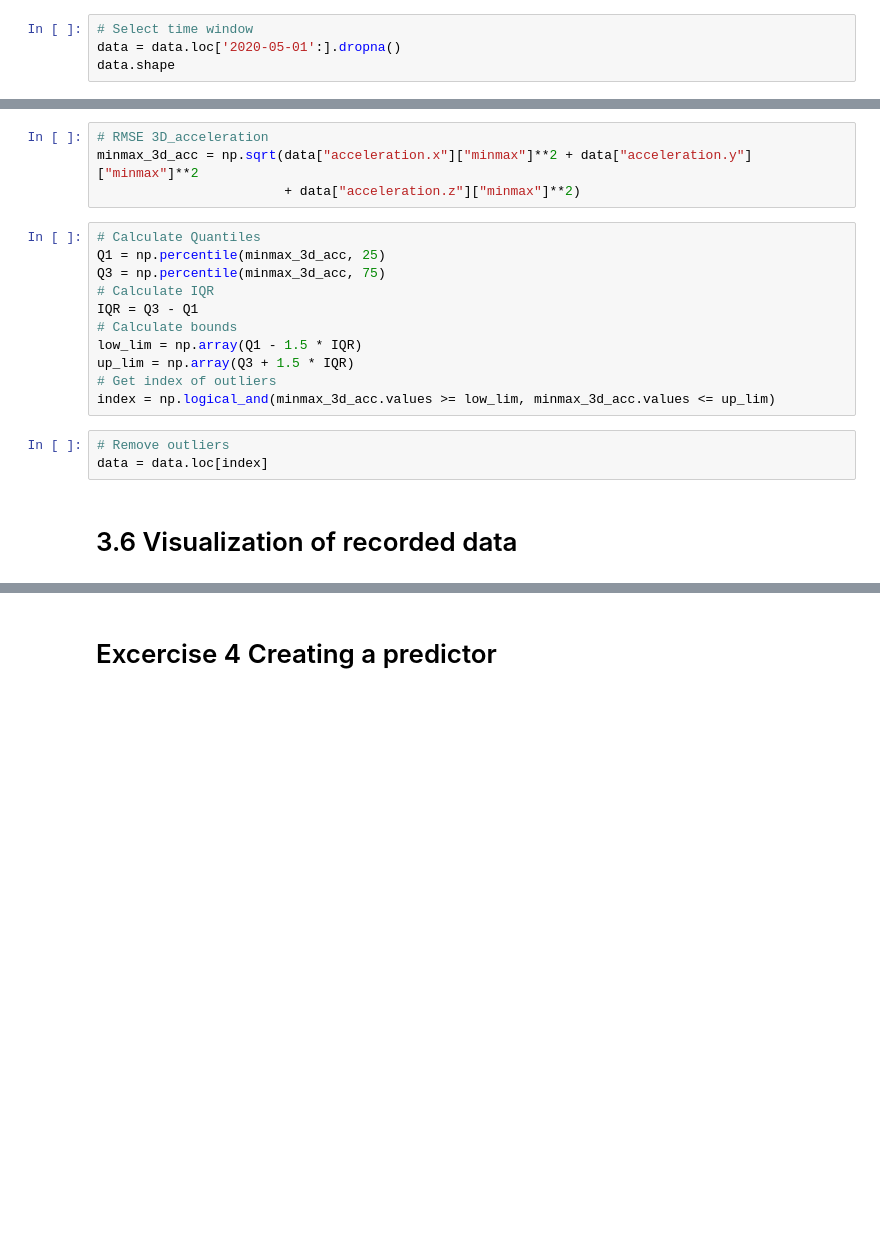
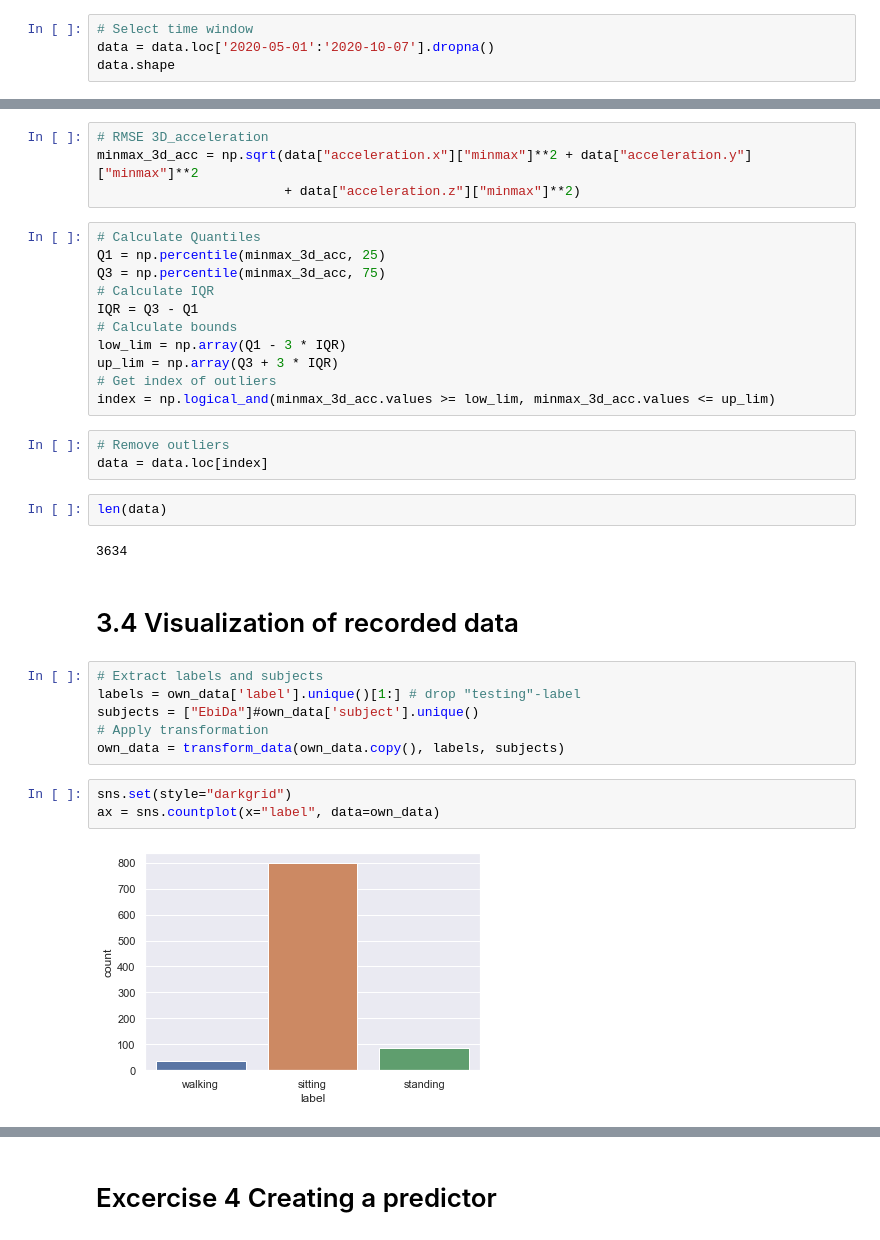
Before and after one commit to wenzlf/KontextsensitiveSysteme, a Jupyter notebook: CSS-Exercice.ipynb, the cells around one changed output, grey strips where cells are left out. Saved outputs shown, nothing was run; the diff lists cells and outputs as text; blank space fills up the shorter version.

Commit message:
added exporter , visualization and fixed bugs

```diff
--- a/CSS-Exercice.ipynb
+++ b/CSS-Exercice.ipynb
@@ -71,6 +50,6 @@ data.shape
 (346487, 13)
 # %%
 # Select time window
-data = data.loc['2020-05-01':].dropna()
+data = data.loc['2020-05-01':'2020-10-07'].dropna()
 data.shape
 # %% [output]
@@ -140,12 +127,27 @@ Q3 = np.percentile(minmax_3d_acc, 75)
 # Calculate IQR
 IQR = Q3 - Q1
 # Calculate bounds
-low_lim = np.array(Q1 - 1.5 * IQR)
-up_lim = np.array(Q3 + 1.5 * IQR)
+low_lim = np.array(Q1 - 3 * IQR)
+up_lim = np.array(Q3 + 3 * IQR)
 # Get index of outliers
 index = np.logical_and(minmax_3d_acc.values >= low_lim, minmax_3d_acc.values <= up_lim)
 # %%
 # Remove outliers
 data = data.loc[index]
+# %%
+len(data)
+# %% [output]
+3634
 # %% [markdown]
-# 3.6 Visualization of recorded data
+# 3.4 Visualization of recorded data
+# %%
+# Extract labels and subjects
+labels = own_data['label'].unique()[1:] # drop "testing"-label
+subjects = ["EbiDa"]#own_data['subject'].unique()
+# Apply transformation
+own_data = transform_data(own_data.copy(), labels, subjects)
+# %%
+sns.set(style="darkgrid")
+ax = sns.countplot(x="label", data=own_data)
+# %% [output]
+[figure, added]
```
Also changed, not shown: parts of 26 cells of this notebook, 1 other file.
